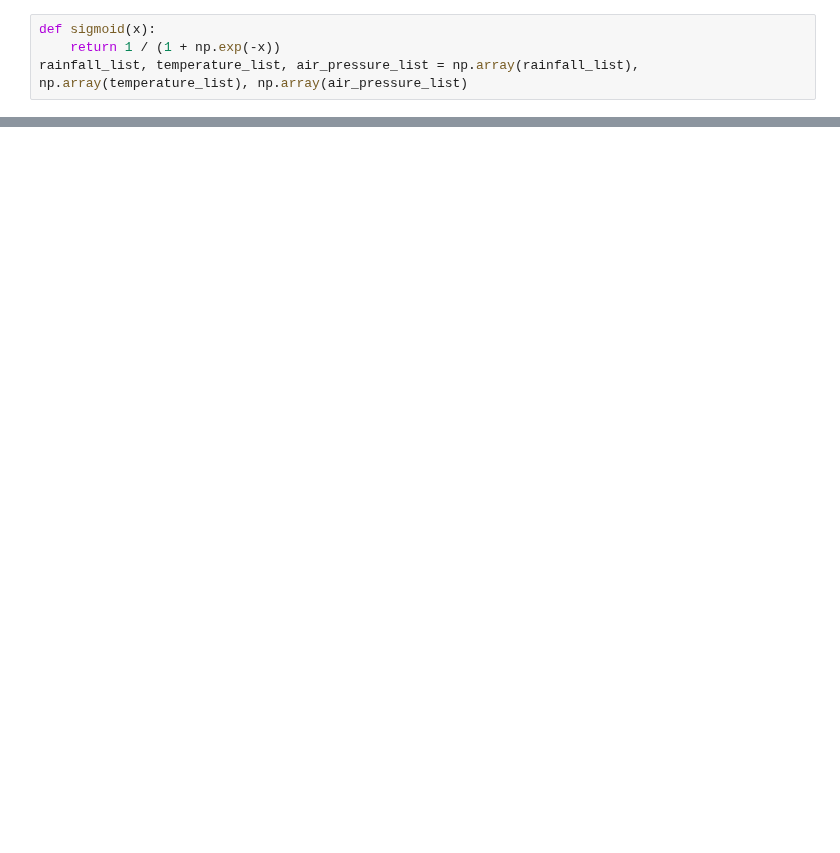
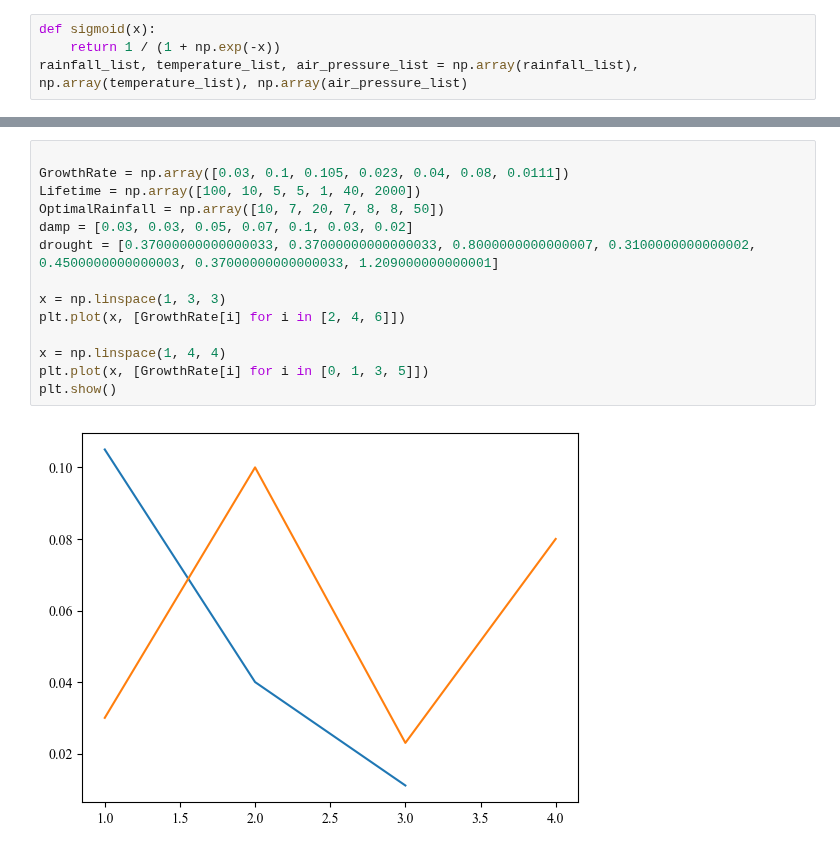
Before and after one commit to SILENT-GUO/MCM_works, a Jupyter notebook: Competition/Tasks/DataProcessing.ipynb, the cells around one changed output, grey strips where cells are left out. Drawn from its saved outputs; the diff is of its cells as text; blank space fills up the shorter version.

```diff
--- a/Competition/Tasks/DataProcessing.ipynb
+++ b/Competition/Tasks/DataProcessing.ipynb
@@ -140,0 +156,16 @@ print(model.coef_, model.intercept_)
+# %%
+
+GrowthRate = np.array([0.03, 0.1, 0.105, 0.023, 0.04, 0.08, 0.0111])
+Lifetime = np.array([100, 10, 5, 5, 1, 40, 2000])
+OptimalRainfall = np.array([10, 7, 20, 7, 8, 8, 50])
+damp = [0.03, 0.03, 0.05, 0.07, 0.1, 0.03, 0.02]
+drought = [0.37000000000000033, 0.37000000000000033, 0.8000000000000007, 0.3100000000000002, 0.4500000000000003, 0.37000000000000033, 1.209000000000001]
+
+x = np.linspace(1, 3, 3)
+plt.plot(x, [GrowthRate[i] for i in [2, 4, 6]])
+
+x = np.linspace(1, 4, 4)
+plt.plot(x, [GrowthRate[i] for i in [0, 1, 3, 5]])
+plt.show()
+# %% [output]
+[figure, added]
```
Also changed, not shown: parts of 9 cells of this notebook, 3 other files.
